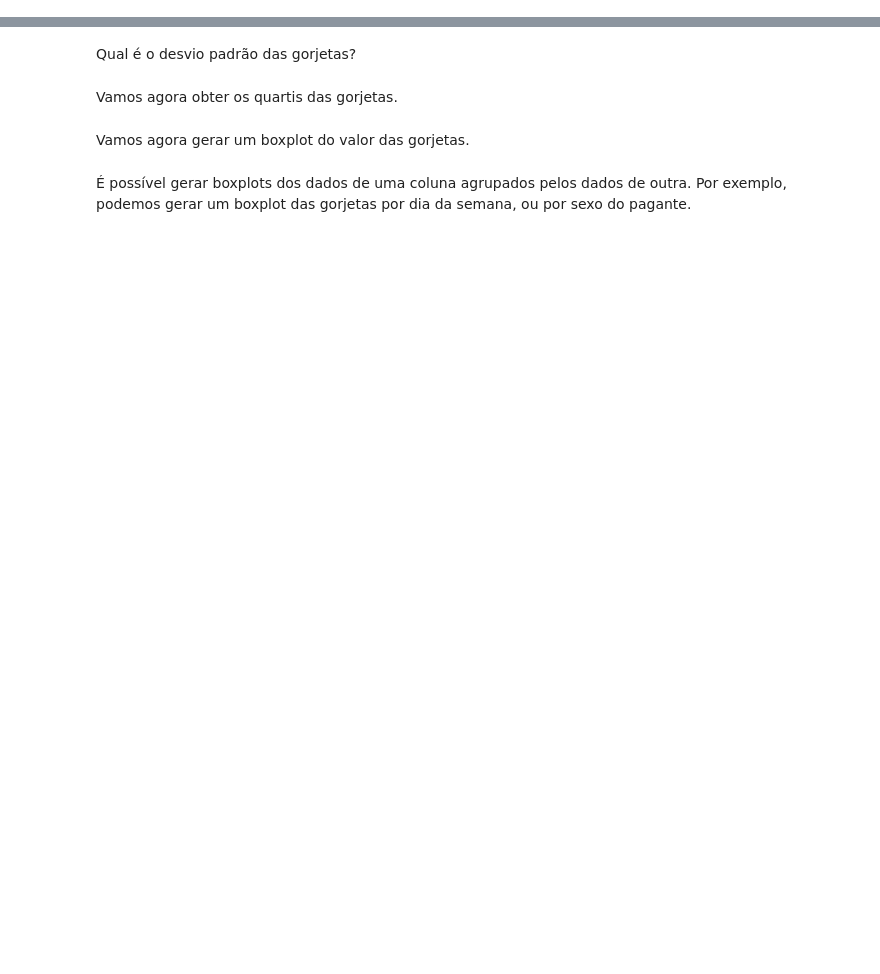
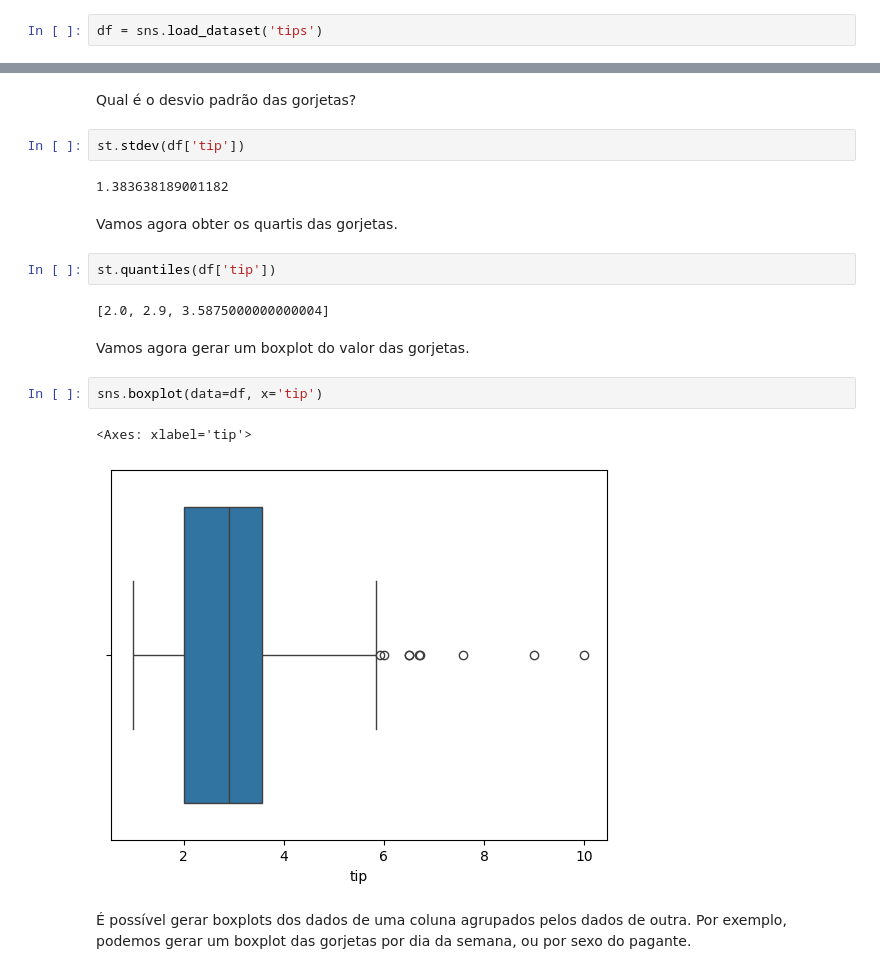
Before and after one commit to UlissesJunior/XMAC02-MetodosMatematicosAnaliseDados, a Jupyter notebook: Notebooks/Aula03 - Estatística Descritiva/Aula03.ipynb, the cells around one changed output, grey strips where cells are left out. Cells and saved outputs as stored; diff of their text form; blank space fills up the shorter version.

```diff
--- a/Notebooks/Aula03 - Estatística Descritiva/Aula03.ipynb
+++ b/Notebooks/Aula03 - Estatística Descritiva/Aula03.ipynb
@@ -24,3 +77,5 @@ Obter os quartis e a amplitude interquartil do conjunto: 70, 85, 90, 98, 104, 10
 Vamos agora trabalhar com o dataset Tips (Gorjetas). Esse dataset contém dados das contas de clientes de um restaurante, informando o total da conta, o valor da gorjeta, além de outros dados.
 # %%
 import seaborn as sns
+# %%
+df = sns.load_dataset('tips')
@@ -31,8 +103,21 @@ Qual é a mediana das gorjetas?
 # %% [markdown]
 Qual é o desvio padrão das gorjetas?
+# %%
+st.stdev(df['tip'])
+# %% [output]
+1.383638189001182
 # %% [markdown]
 Vamos agora obter os quartis das gorjetas.
+# %%
+st.quantiles(df['tip'])
+# %% [output]
+[2.0, 2.9, 3.5875000000000004]
 # %% [markdown]
 Vamos agora gerar um boxplot do valor das gorjetas.
+# %%
+sns.boxplot(data=df, x='tip')
+# %% [output]
+<Axes: xlabel='tip'>
+[figure, added]
 # %% [markdown]
 É possível gerar boxplots dos dados de uma coluna agrupados pelos dados de outra. Por exemplo, podemos gerar um boxplot das gorjetas por dia da semana, ou por sexo do pagante.
```
Also changed, not shown: parts of 33 cells of this notebook.
